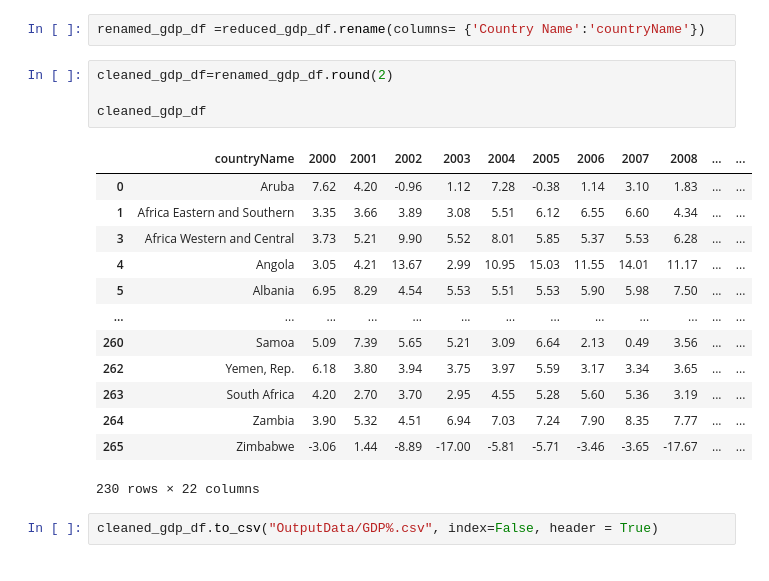
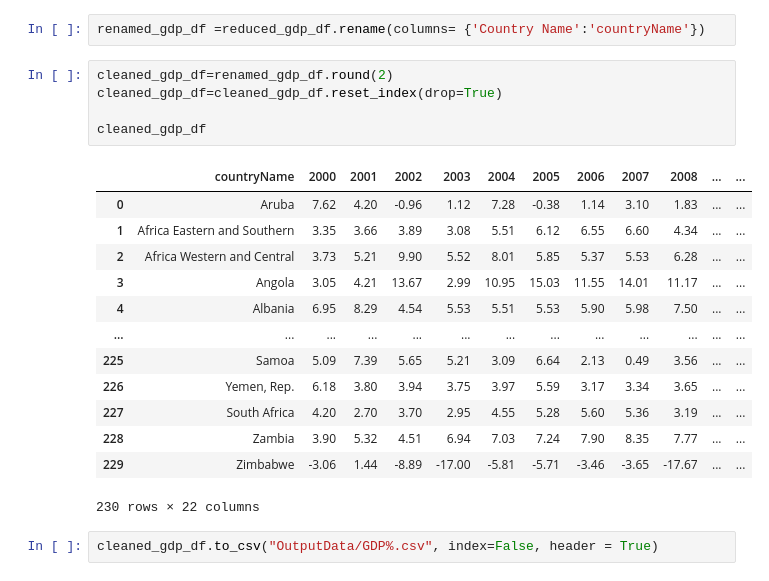
Before and after one commit to LynHJ/ETL-PostgreSQL-MongoDB, a Jupyter notebook: ETL_Script.ipynb, the cells around one changed output. Saved outputs shown, nothing was run; the diff lists cells and outputs as text.

```diff
--- a/ETL_Script.ipynb
+++ b/ETL_Script.ipynb
@@ -133,21 +114,22 @@ reduced_gdp_df.head()
 renamed_gdp_df =reduced_gdp_df.rename(columns= {'Country Name':'countryName'})
 # %%
 cleaned_gdp_df=renamed_gdp_df.round(2)
+cleaned_gdp_df=cleaned_gdp_df.reset_index(drop=True)
 
 cleaned_gdp_df
 # %% [output]
 |  | countryName | 2000 | 2001 | 2002 | 2003 | 2004 | 2005 | 2006 | 2007 | 2008 | ... | ... |
 | 0 | Aruba | 7.62 | 4.20 | -0.96 | 1.12 | 7.28 | -0.38 | 1.14 | 3.10 | 1.83 | ... | ... |
 | 1 | Africa Eastern and Southern | 3.35 | 3.66 | 3.89 | 3.08 | 5.51 | 6.12 | 6.55 | 6.60 | 4.34 | ... | ... |
-| 3 | Africa Western and Central | 3.73 | 5.21 | 9.90 | 5.52 | 8.01 | 5.85 | 5.37 | 5.53 | 6.28 | ... | ... |
-| 4 | Angola | 3.05 | 4.21 | 13.67 | 2.99 | 10.95 | 15.03 | 11.55 | 14.01 | 11.17 | ... | ... |
-| 5 | Albania | 6.95 | 8.29 | 4.54 | 5.53 | 5.51 | 5.53 | 5.90 | 5.98 | 7.50 | ... | ... |
+| 2 | Africa Western and Central | 3.73 | 5.21 | 9.90 | 5.52 | 8.01 | 5.85 | 5.37 | 5.53 | 6.28 | ... | ... |
+| 3 | Angola | 3.05 | 4.21 | 13.67 | 2.99 | 10.95 | 15.03 | 11.55 | 14.01 | 11.17 | ... | ... |
+| 4 | Albania | 6.95 | 8.29 | 4.54 | 5.53 | 5.51 | 5.53 | 5.90 | 5.98 | 7.50 | ... | ... |
 | ... | ... | ... | ... | ... | ... | ... | ... | ... | ... | ... | ... | ... |
-| 260 | Samoa | 5.09 | 7.39 | 5.65 | 5.21 | 3.09 | 6.64 | 2.13 | 0.49 | 3.56 | ... | ... |
-| 262 | Yemen, Rep. | 6.18 | 3.80 | 3.94 | 3.75 | 3.97 | 5.59 | 3.17 | 3.34 | 3.65 | ... | ... |
-| 263 | South Africa | 4.20 | 2.70 | 3.70 | 2.95 | 4.55 | 5.28 | 5.60 | 5.36 | 3.19 | ... | ... |
-| 264 | Zambia | 3.90 | 5.32 | 4.51 | 6.94 | 7.03 | 7.24 | 7.90 | 8.35 | 7.77 | ... | ... |
-| 265 | Zimbabwe | -3.06 | 1.44 | -8.89 | -17.00 | -5.81 | -5.71 | -3.46 | -3.65 | -17.67 | ... | ... |
+| 225 | Samoa | 5.09 | 7.39 | 5.65 | 5.21 | 3.09 | 6.64 | 2.13 | 0.49 | 3.56 | ... | ... |
+| 226 | Yemen, Rep. | 6.18 | 3.80 | 3.94 | 3.75 | 3.97 | 5.59 | 3.17 | 3.34 | 3.65 | ... | ... |
+| 227 | South Africa | 4.20 | 2.70 | 3.70 | 2.95 | 4.55 | 5.28 | 5.60 | 5.36 | 3.19 | ... | ... |
+| 228 | Zambia | 3.90 | 5.32 | 4.51 | 6.94 | 7.03 | 7.24 | 7.90 | 8.35 | 7.77 | ... | ... |
+| 229 | Zimbabwe | -3.06 | 1.44 | -8.89 | -17.00 | -5.81 | -5.71 | -3.46 | -3.65 | -17.67 | ... | ... |
 230 rows × 22 columns
 # %%
 cleaned_gdp_df.to_csv("OutputData/GDP%.csv", index=False, header = True)
```
Also changed, not shown: parts of 12 cells of this notebook.
